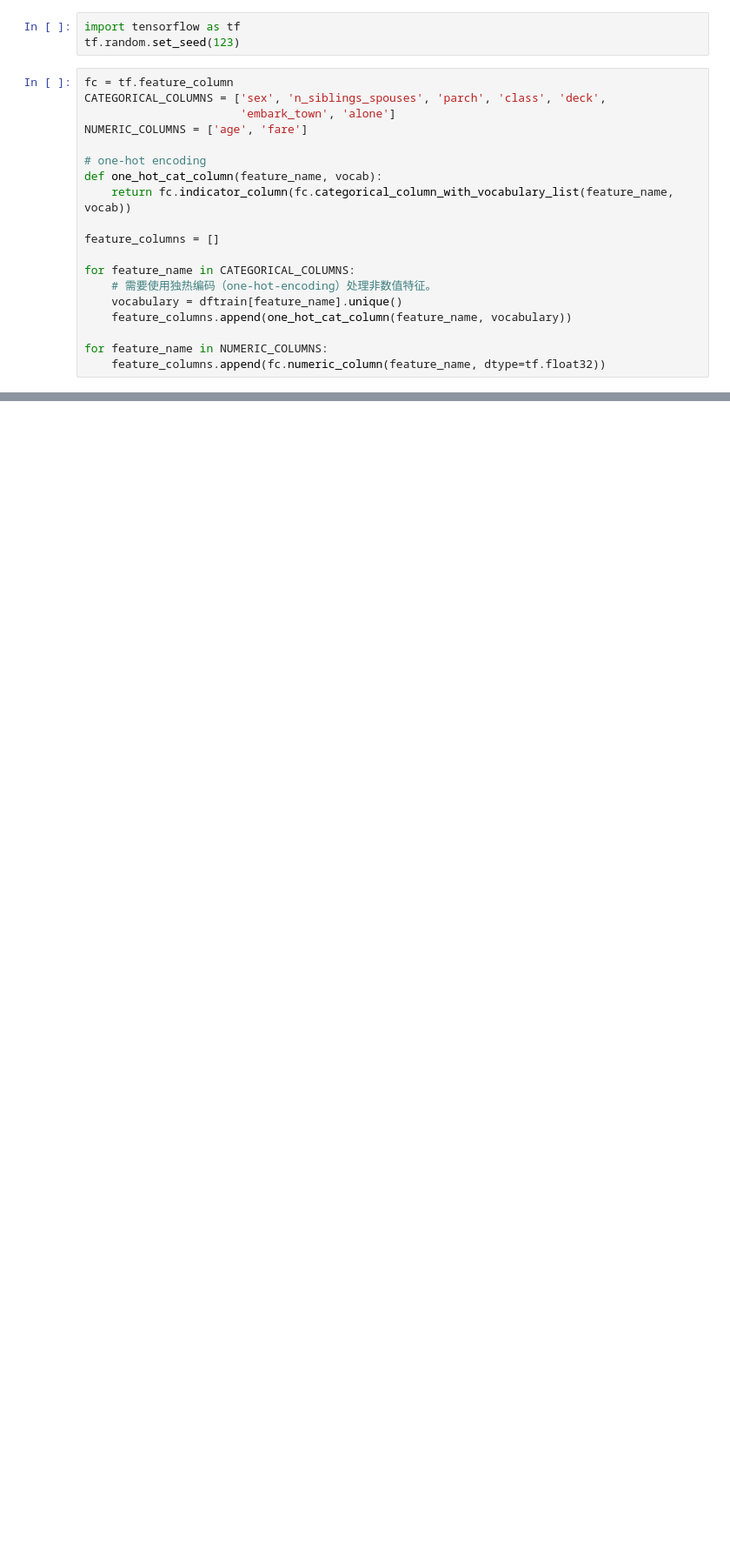
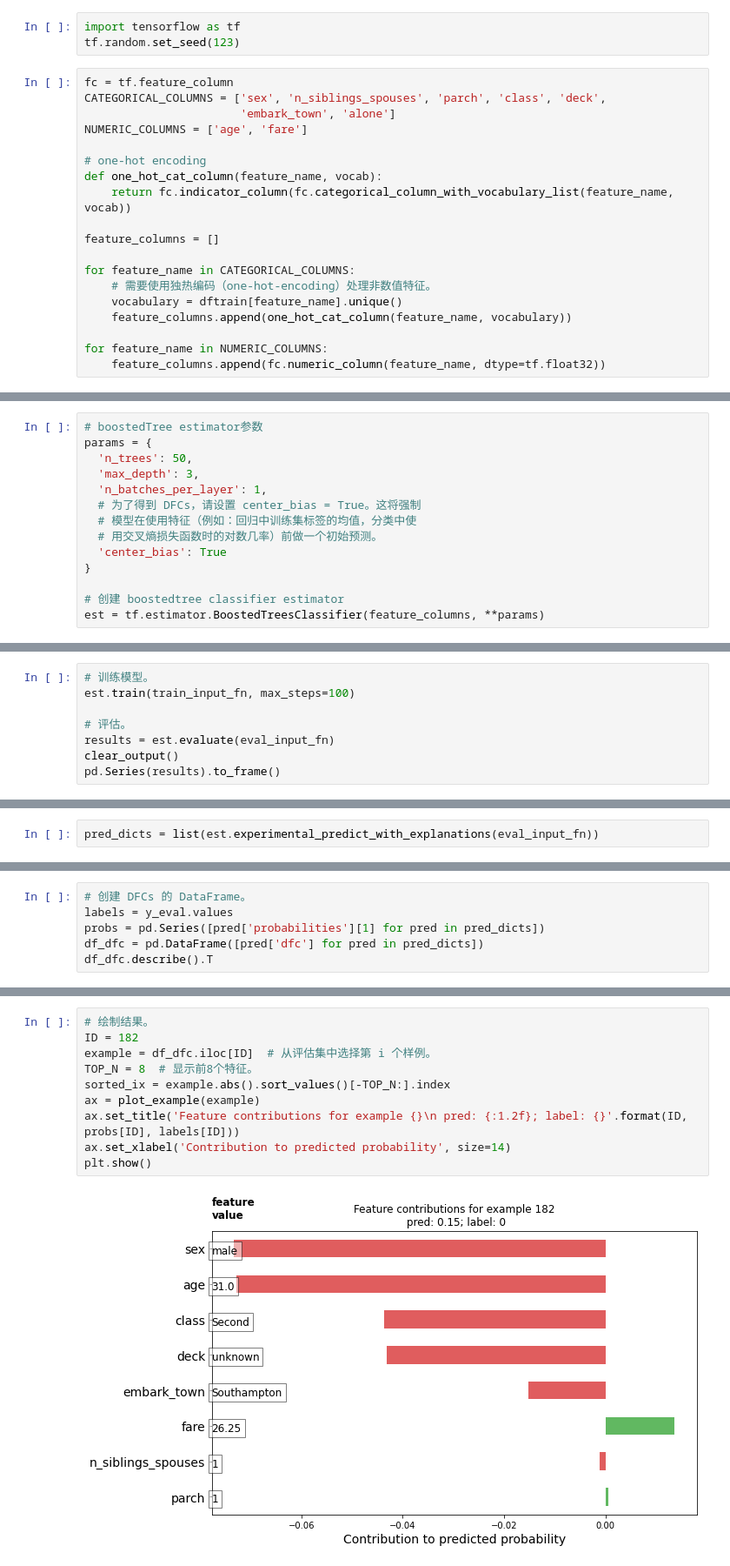
Before and after one commit to jiaqianjing/tf2.3-tutorials, a Jupyter notebook: estimator/boosted_trees_model_understanding.ipynb, the cells around one changed output, grey strips where cells are left out. Shown at 87% size. Saved outputs shown, nothing was run; the diff lists cells and outputs as text; blank space fills up the shorter version.

Commit message:
add boosted_trees_model_understanding

```diff
--- a/estimator/boosted_trees_model_understanding.ipynb
+++ b/estimator/boosted_trees_model_understanding.ipynb
@@ -32,0 +57,14 @@ for feature_name in NUMERIC_COLUMNS:
+# %%
+# boostedTree estimator参数
+params = {
+  'n_trees': 50,
+  'max_depth': 3,
+  'n_batches_per_layer': 1,
+  # 为了得到 DFCs，请设置 center_bias = True。这将强制
+  # 模型在使用特征（例如：回归中训练集标签的均值，分类中使
+  # 用交叉熵损失函数时的对数几率）前做一个初始预测。
+  'center_bias': True
+}
+
+# 创建 boostedtree classifier estimator
+est = tf.estimator.BoostedTreesClassifier(feature_columns, **params)
@@ -32,0 +81,8 @@ for feature_name in NUMERIC_COLUMNS:
+# %%
+# 训练模型。
+est.train(train_input_fn, max_steps=100)
+
+# 评估。
+results = est.evaluate(eval_input_fn)
+clear_output()
+pd.Series(results).to_frame()
@@ -32,0 +108,2 @@ for feature_name in NUMERIC_COLUMNS:
+# %%
+pred_dicts = list(est.experimental_predict_with_explanations(eval_input_fn))
@@ -32,0 +124,6 @@ for feature_name in NUMERIC_COLUMNS:
+# %%
+# 创建 DFCs 的 DataFrame。
+labels = y_eval.values
+probs = pd.Series([pred['probabilities'][1] for pred in pred_dicts])
+df_dfc = pd.DataFrame([pred['dfc'] for pred in pred_dicts])
+df_dfc.describe().T
@@ -32,0 +184,12 @@ for feature_name in NUMERIC_COLUMNS:
+# %%
+# 绘制结果。
+ID = 182
+example = df_dfc.iloc[ID]  # 从评估集中选择第 i 个样例。
+TOP_N = 8  # 显示前8个特征。
+sorted_ix = example.abs().sort_values()[-TOP_N:].index
+ax = plot_example(example)
+ax.set_title('Feature contributions for example {}\n pred: {:1.2f}; label: {}'.format(ID, probs[ID], labels[ID]))
+ax.set_xlabel('Contribution to predicted probability', size=14)
+plt.show()
+# %% [output]
+[figure, added]
```
Also changed, not shown: parts of 26 cells of this notebook.
